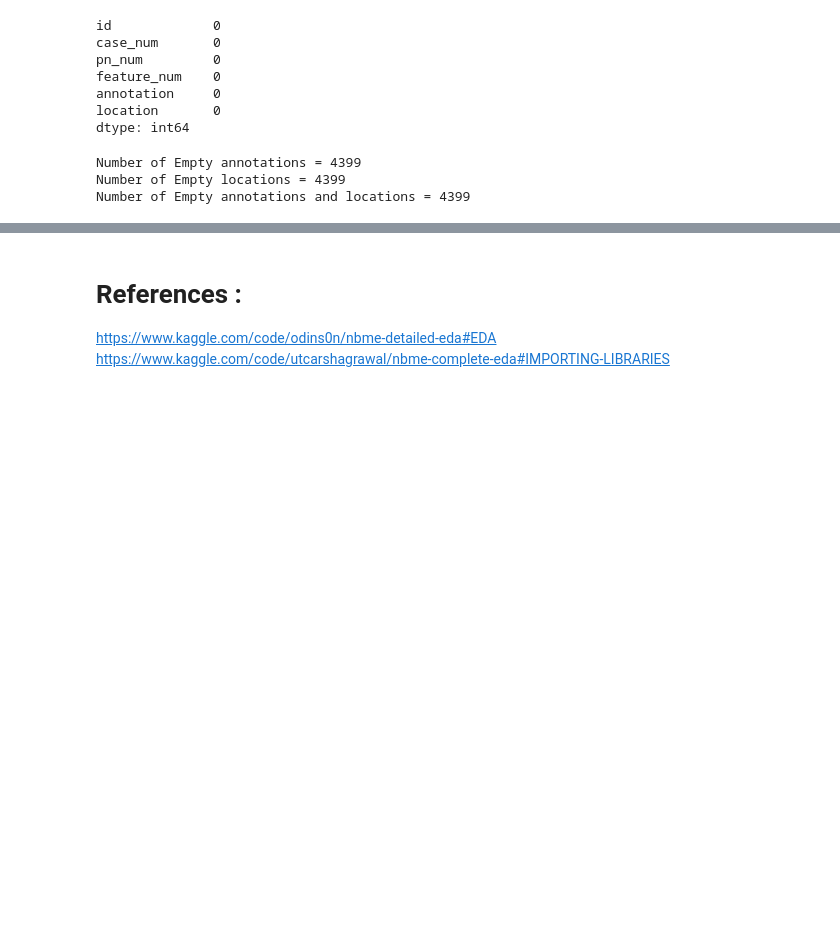
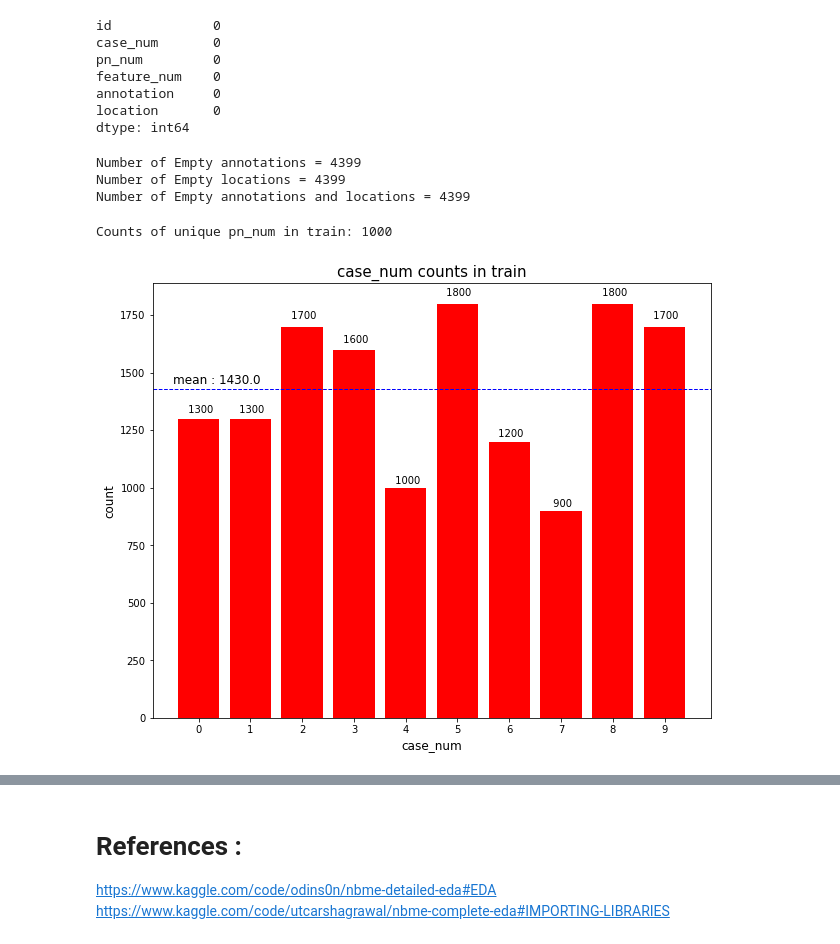
Before and after one commit to blackJJW/Kaggle, a Jupyter notebook: NBME-Score_Clinical_Patient_Notes/nbme-eda.ipynb, the cells around one changed output, grey strips where cells are left out. Cells and saved outputs as stored; diff of their text form; code cells hidden in the pictures; blank space fills up the shorter version.

```diff
--- a/NBME-Score_Clinical_Patient_Notes/nbme-eda.ipynb
+++ b/NBME-Score_Clinical_Patient_Notes/nbme-eda.ipynb
@@ -319,3 +321,26 @@ print(f'Number of Empty annotations and locations = {train[empty].shape[0]}')
 Number of Empty annotations = 4399
 Number of Empty locations = 4399
 Number of Empty annotations and locations = 4399
+# %%
+pn_count = train['pn_num'].value_counts()
+print(f'Counts of unique pn_num in train: {len(pn_count)}')
+# %% [output]
+Counts of unique pn_num in train: 1000
+# %%
+train_case_num_count = train['case_num'].value_counts()
+
+plt.figure(figsize=(10, 8))
+bar = plt.bar(train_case_num_count.index, train_case_num_count.values, color = 'red')
+for i in bar:
+    height = i.get_height()
+    plt.text(i.get_x() + i.get_width()/2.0, height*1.019, '% d' % height, ha = 'center')
+plt.axhline(train_case_num_count.values.mean(), label='count mean',
+            color = 'blue', linewidth=1, linestyle='--')
+plt.text(-0.5, 1450, f'mean : {train_case_num_count.values.mean()}', fontsize=12)
+plt.xticks(train_case_num_count.index)
+plt.xlabel('case_num', fontsize = 12)
+plt.ylabel('count', fontsize = 12)
+plt.title('case_num counts in train', fontsize = 15)
+plt.show()
+# %% [output]
+[figure, added]
```
Also changed, not shown: parts of 15 cells of this notebook.
